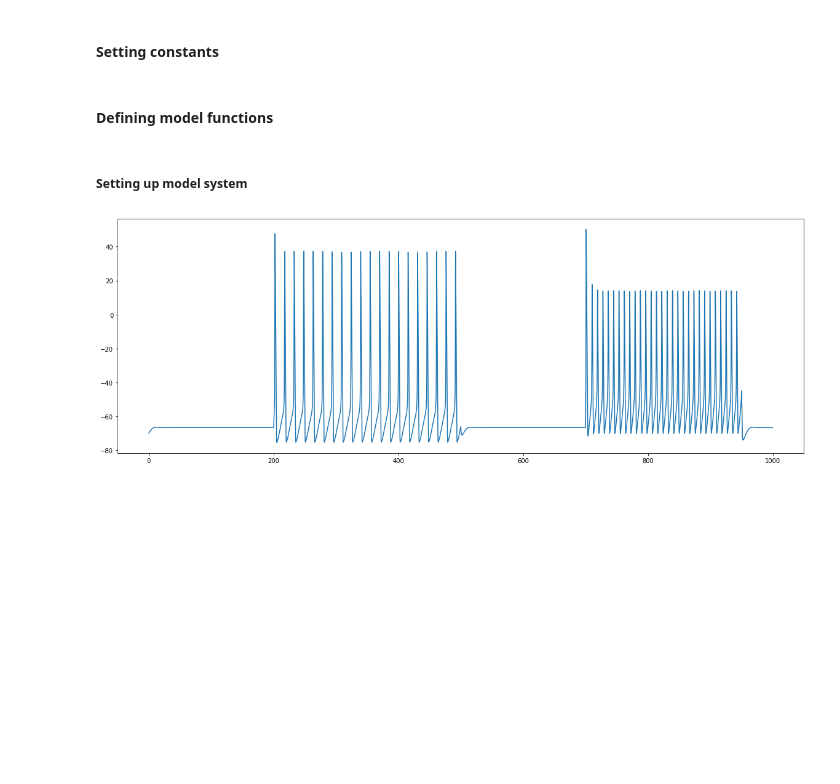
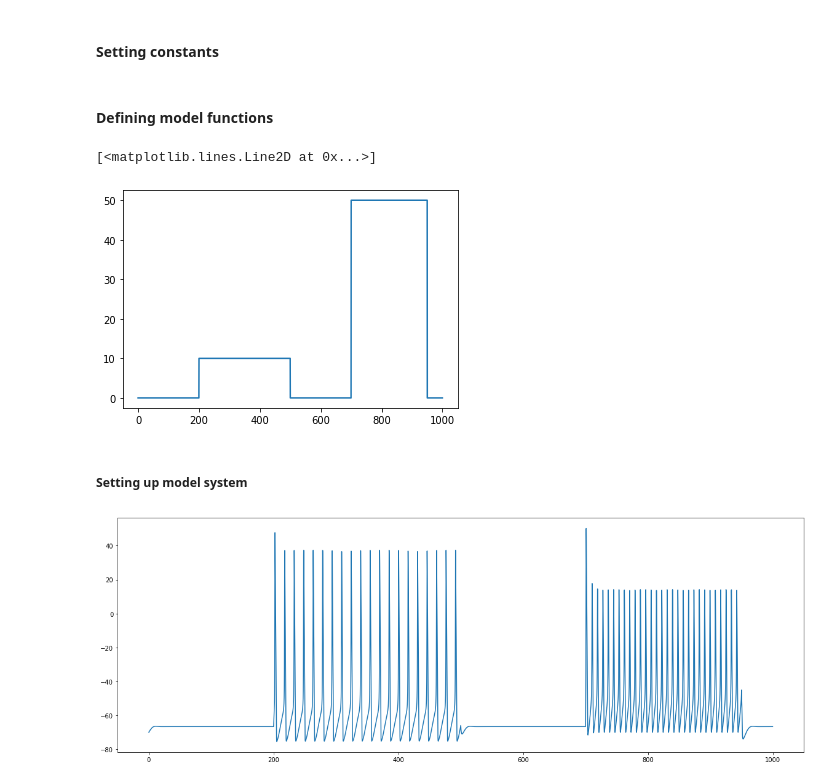
Before and after one commit to SABS-R3-projects/Hodgkin_Huxkley, a Jupyter notebook: Hodgkin_Huxley.ipynb, the cells around one changed output. Cells and saved outputs as stored; diff of their text form; code cells hidden in the pictures; blank space fills up the shorter version.

```diff
--- a/Hodgkin_Huxley.ipynb
+++ b/Hodgkin_Huxley.ipynb
@@ -85,6 +85,12 @@ def Na_current(g_Na, m, h, V_m, V_Na):
 
 def leak_current(g_l, V_m, V_l):
     return g_l * (V_m - V_l)
+# %%
+inj = I_inj(time)
+plt.plot(time, inj)
+# %% [output]
+[<matplotlib.lines.Line2D at 0x...>]
+[figure, added]
 # %% [markdown]
 ##### Setting up model system
 # %%
```
Also changed, not shown: 1 other file.
